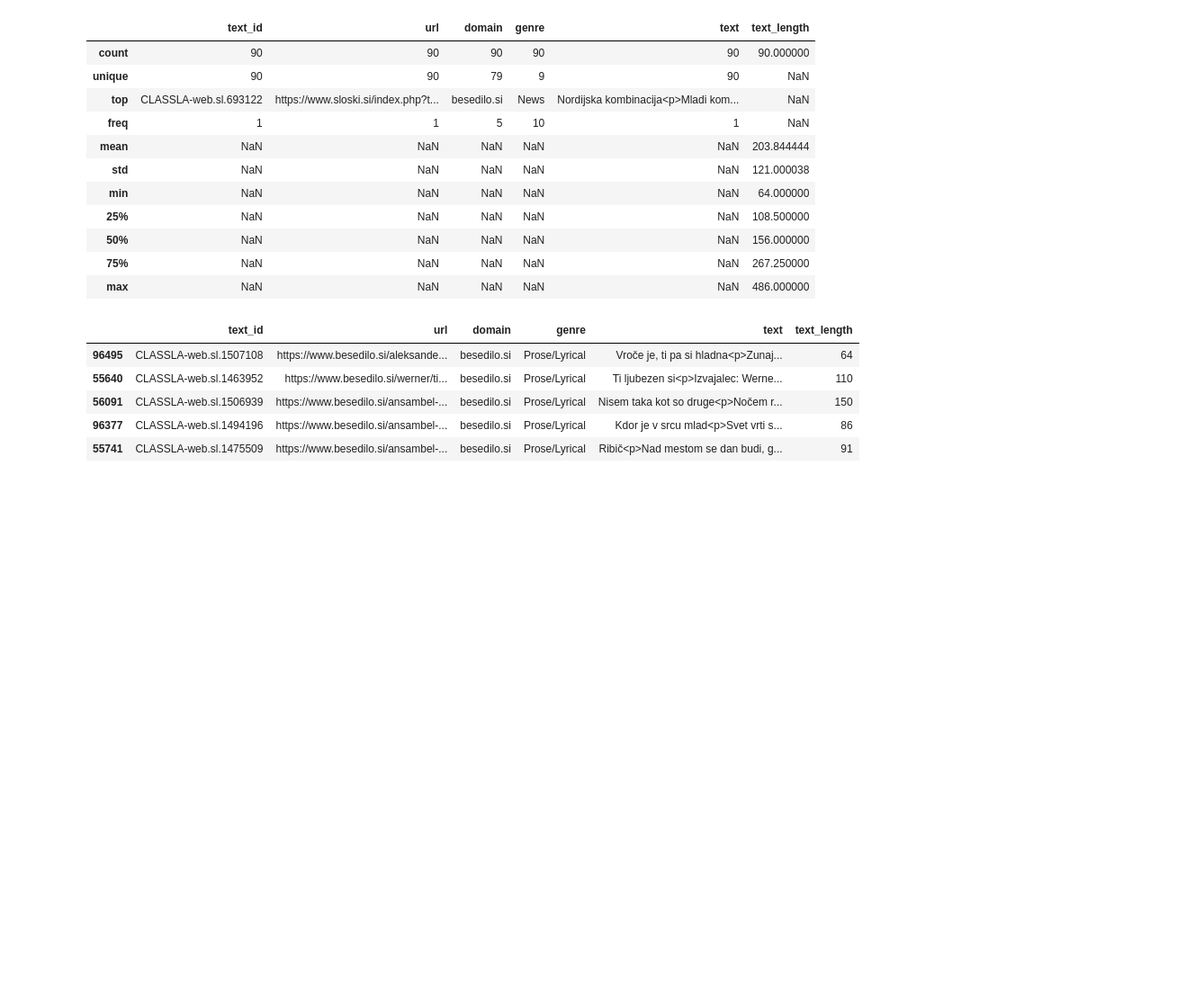
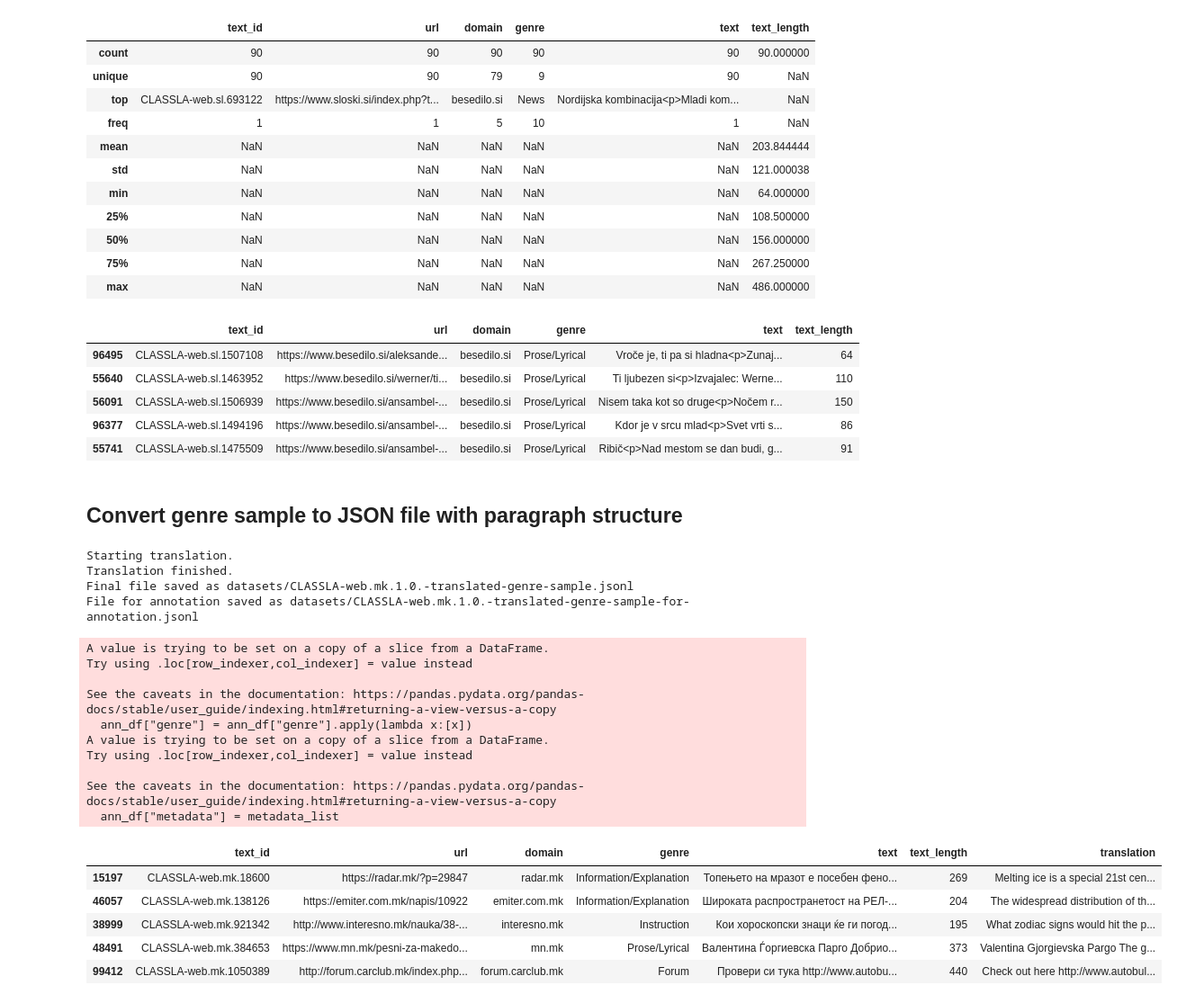
Before and after one commit to TajaKuzman/Crosslingual-Genre-Bias-Analysis, a Jupyter notebook: vert-to-json.ipynb, the cells around one changed output. Shown: that part at 90% size. Drawn from its saved outputs; the diff is of its cells as text; code cells hidden in the pictures; blank space fills up the shorter version.

```diff
--- a/vert-to-json.ipynb
+++ b/vert-to-json.ipynb
@@ -284,3 +297,9 @@ sl_genre[sl_genre["domain"] == "besedilo.si"]
 | 56091 | CLASSLA-web.sl.1506939 | https://www.besedilo.si/ansambel-... | besedilo.si | Prose/Lyrical | Nisem taka kot so druge<p>Nočem r... | 150 |
 | 96377 | CLASSLA-web.sl.1494196 | https://www.besedilo.si/ansambel-... | besedilo.si | Prose/Lyrical | Kdor je v srcu mlad<p>Svet vrti s... | 86 |
 | 55741 | CLASSLA-web.sl.1475509 | https://www.besedilo.si/ansambel-... | besedilo.si | Prose/Lyrical | Ribič<p>Nad mestom se dan budi, g... | 91 |
+# %% [markdown]
+## Convert genre sample to JSON file with paragraph structure
+# %%
+# Open samples
+
+sample_paths = {"hr":"datasets/CLASSLA-web.hr.1.0.vert.gz-sample.txt-genre-sample.txt", "mk":"datasets/CLASSLA-web.mk.1.0.vert.gz-sample.txt-genre-sample.txt", "sl":"datasets/CLASSLA-web.sl.1.0.vert.gz-sample.txt-genre-sample.txt"}
@@ -286,0 +380,25 @@ sl_genre[sl_genre["domain"] == "besedilo.si"]
+# %%
+sample_hr = genre_sample_to_json(sample_paths, "mk")
+
+sample_hr.head()
+# %% [output]
+Starting translation.
+Translation finished.
+Final file saved as datasets/CLASSLA-web.mk.1.0.-translated-genre-sample.jsonl
+File for annotation saved as datasets/CLASSLA-web.mk.1.0.-translated-genre-sample-for-annotation.jsonl
+A value is trying to be set on a copy of a slice from a DataFrame.
+Try using .loc[row_indexer,col_indexer] = value instead
+
+See the caveats in the documentation: https://pandas.pydata.org/pandas-docs/stable/user_guide/indexing.html#returning-a-view-versus-a-copy
+  ann_df["genre"] = ann_df["genre"].apply(lambda x:[x])
+A value is trying to be set on a copy of a slice from a DataFrame.
+Try using .loc[row_indexer,col_indexer] = value instead
+
+See the caveats in the documentation: https://pandas.pydata.org/pandas-docs/stable/user_guide/indexing.html#returning-a-view-versus-a-copy
+  ann_df["metadata"] = metadata_list
+|  | text_id | url | domain | genre | text | text_length | translation |
+| 15197 | CLASSLA-web.mk.18600 | https://radar.mk/?p=29847 | radar.mk | Information/Explanation | Топењето на мразот е посебен фено... | 269 | Melting ice is a special 21st cen... |
+| 46057 | CLASSLA-web.mk.138126 | https://emiter.com.mk/napis/10922 | emiter.com.mk | Information/Explanation | Широката распространетост на РЕЛ-... | 204 | The widespread distribution of th... |
+| 38999 | CLASSLA-web.mk.921342 | http://www.interesno.mk/nauka/38-... | interesno.mk | Instruction | Кои хороскопски знаци ќе ги погод... | 195 | What zodiac signs would hit the p... |
+| 48491 | CLASSLA-web.mk.384653 | https://www.mn.mk/pesni-za-makedo... | mn.mk | Prose/Lyrical | Валентина Ѓоргиевска Парго Добрио... | 373 | Valentina Gjorgievska Pargo The g... |
+| 99412 | CLASSLA-web.mk.1050389 | http://forum.carclub.mk/index.php... | forum.carclub.mk | Forum | Провери си тука http://www.autobu... | 440 | Check out here http://www.autobul... |
```
Also changed, not shown: parts of 5 cells of this notebook, 1 other file.
